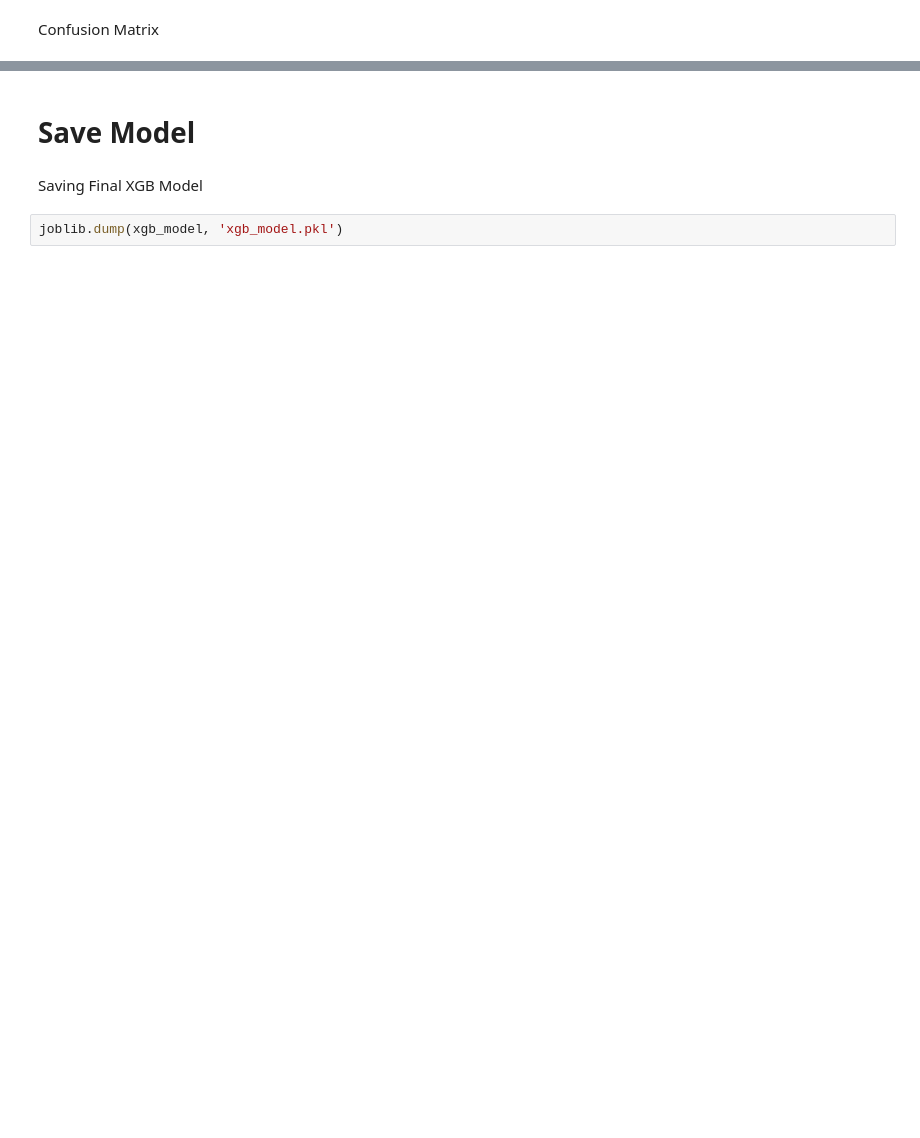
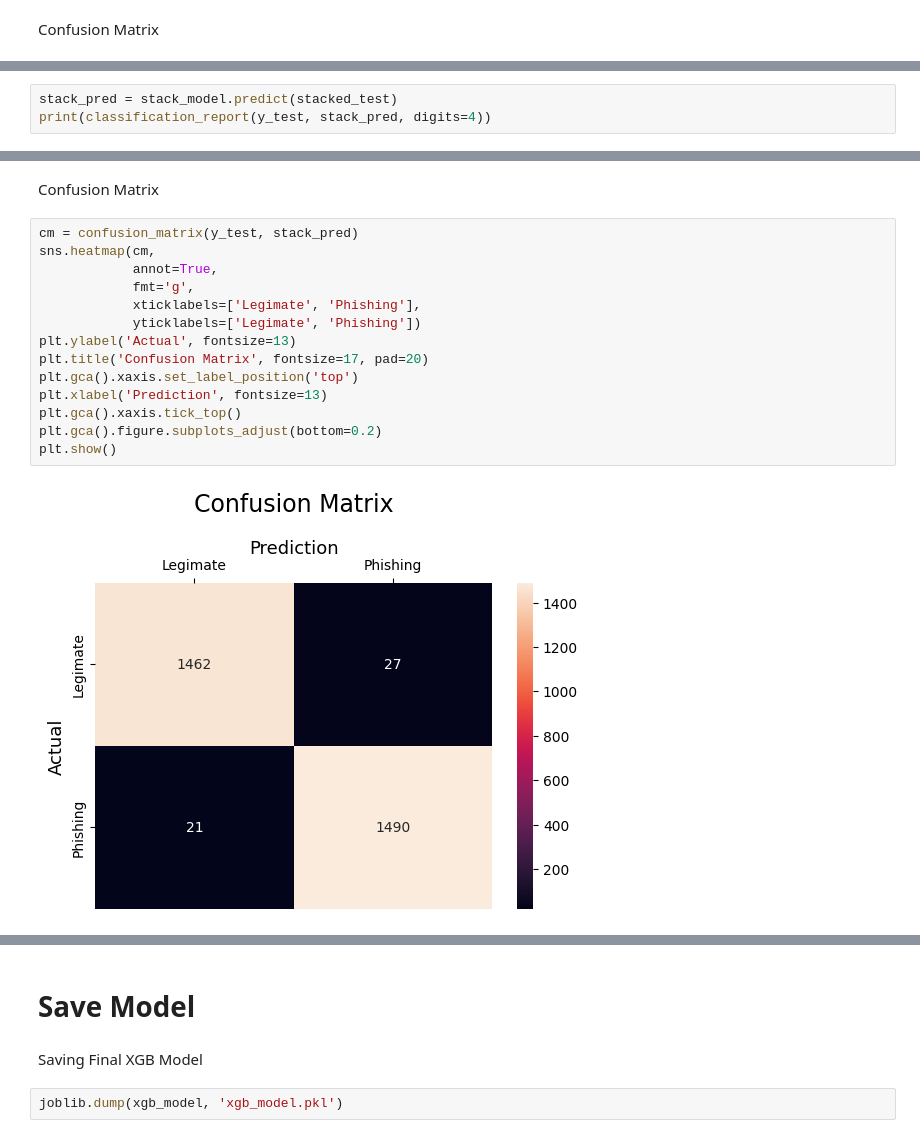
Before and after one commit to NHCh1/DLI, a Jupyter notebook: DLI_Assignment.ipynb, the cells around one changed output, grey strips where cells are left out. Cells and saved outputs as stored; diff of their text form; blank space fills up the shorter version.

```diff
--- a/DLI_Assignment.ipynb
+++ b/DLI_Assignment.ipynb
@@ -772,0 +539,3 @@ plt.show()
+# %%
+stack_pred = stack_model.predict(stacked_test)
+print(classification_report(y_test, stack_pred, digits=4))
@@ -772,0 +569,18 @@ plt.show()
+# %% [markdown]
+Confusion Matrix
+# %%
+cm = confusion_matrix(y_test, stack_pred)
+sns.heatmap(cm,
+            annot=True,
+            fmt='g',
+            xticklabels=['Legimate', 'Phishing'],
+            yticklabels=['Legimate', 'Phishing'])
+plt.ylabel('Actual', fontsize=13)
+plt.title('Confusion Matrix', fontsize=17, pad=20)
+plt.gca().xaxis.set_label_position('top')
+plt.xlabel('Prediction', fontsize=13)
+plt.gca().xaxis.tick_top()
+plt.gca().figure.subplots_adjust(bottom=0.2)
+plt.show()
+# %% [output]
+[figure, added]
```
Also changed, not shown: parts of 49 cells of this notebook.
